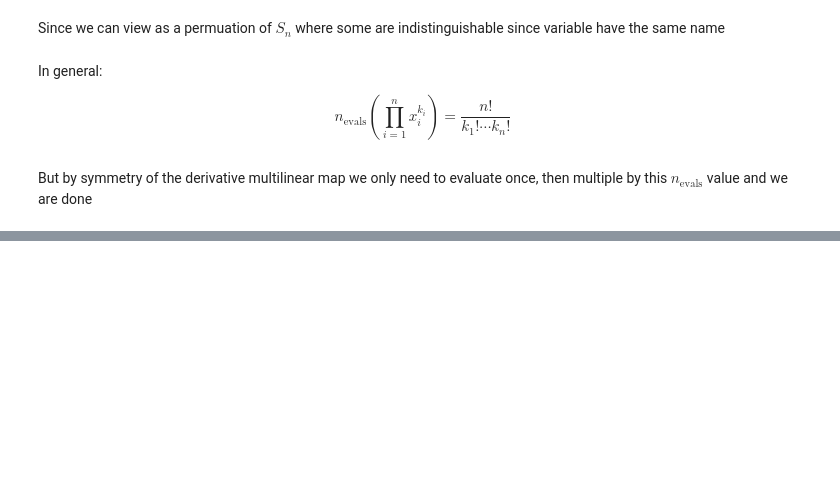
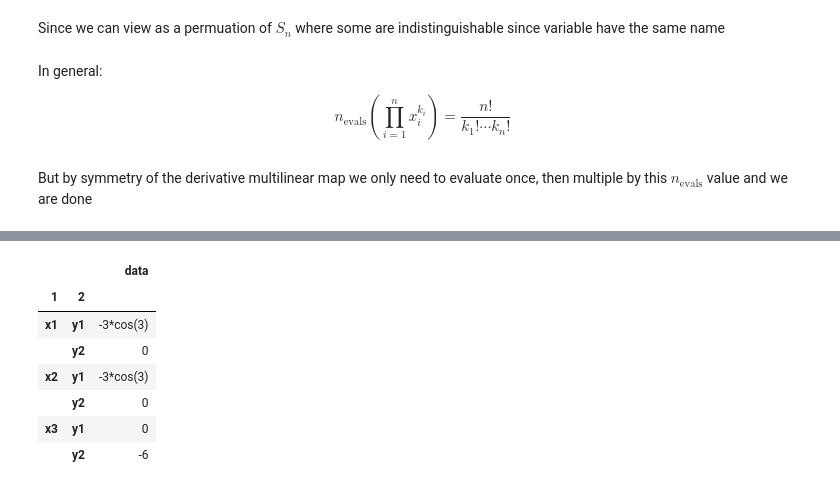
Before and after one commit to Matthew-Holmes/Bifurcations, a Jupyter notebook: notebooks/Implicit/Implicit Function Theorem.ipynb, the cells around one changed output, grey strips where cells are left out. Saved outputs shown, nothing was run; the diff lists cells and outputs as text; code cells hidden in the pictures; blank space fills up the shorter version.

```diff
--- a/notebooks/Implicit/Implicit Function Theorem.ipynb
+++ b/notebooks/Implicit/Implicit Function Theorem.ipynb
@@ -462,0 +522,11 @@ for i in range(3,-1,-1):
+# %%
+a.vec_mult(vec1).data
+# %% [output]
+|  |  | data |
+| 1 | 2 |  |
+| x1 | y1 | -3*cos(3) |
+|  | y2 | 0 |
+| x2 | y1 | -3*cos(3) |
+|  | y2 | 0 |
+| x3 | y1 | 0 |
+|  | y2 | -6 |
```
Also changed, not shown: parts of 50 cells of this notebook.
